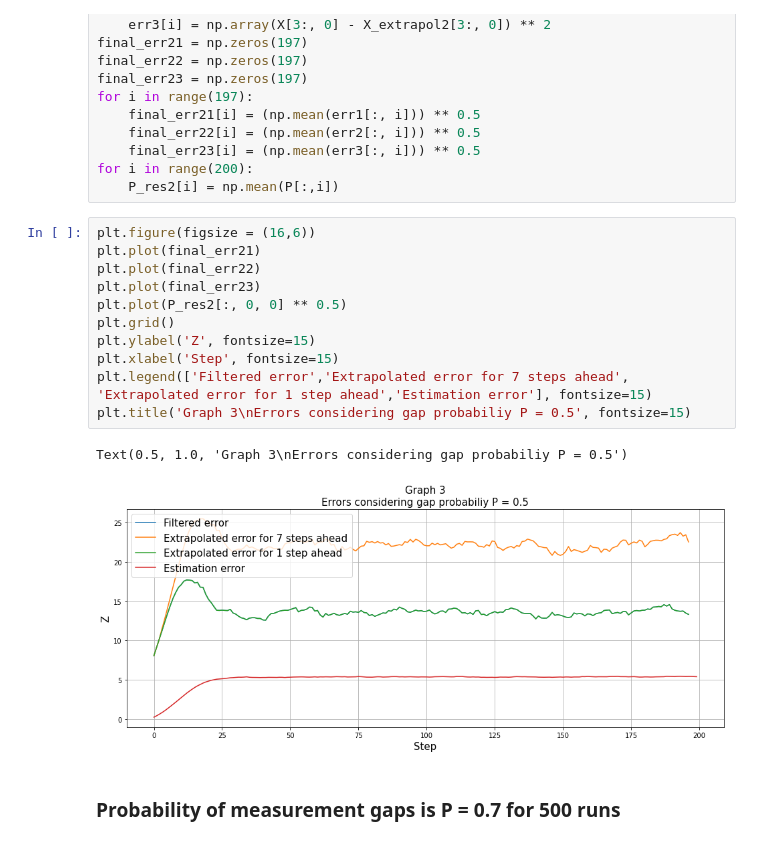
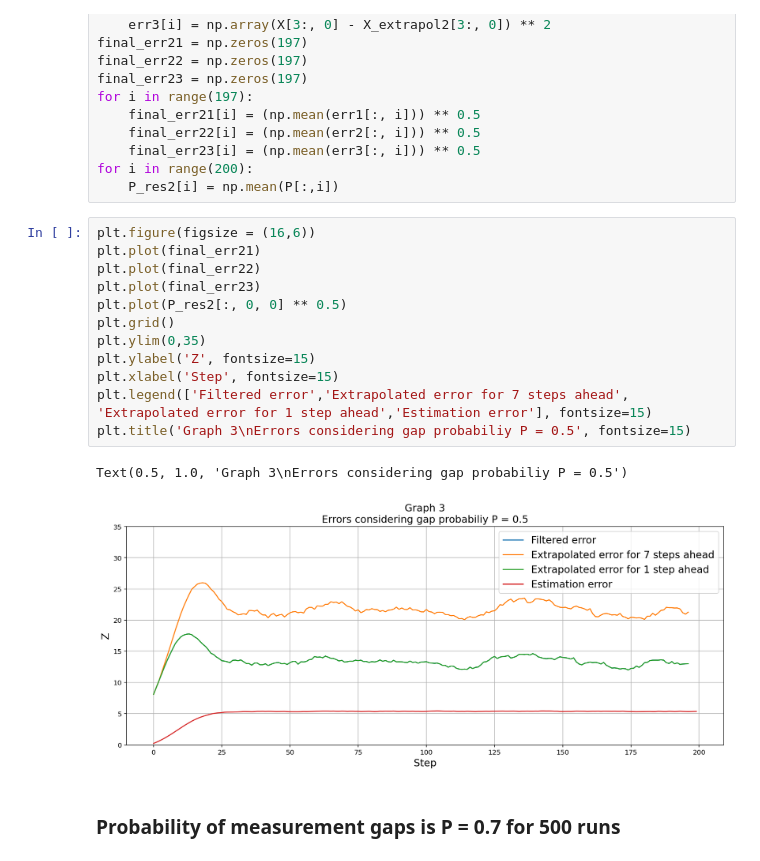
Before and after one commit to aliudvidere/EDP, a Jupyter notebook: EDP/EDP #7 Team 6.ipynb, the cells around one changed output. Drawn from its saved outputs; the diff is of its cells as text.

```diff
--- a/EDP/EDP #7 Team 6.ipynb
+++ b/EDP/EDP #7 Team 6.ipynb
@@ -234,17 +236,18 @@ for i in range(200):
 # %%
 plt.figure(figsize = (16,6))
 plt.plot(final_err21)
 plt.plot(final_err22)
 plt.plot(final_err23)
 plt.plot(P_res2[:, 0, 0] ** 0.5)
 plt.grid()
+plt.ylim(0,35)
 plt.ylabel('Z', fontsize=15)
 plt.xlabel('Step', fontsize=15)
 plt.legend(['Filtered error','Extrapolated error for 7 steps ahead', 'Extrapolated error for 1 step ahead','Estimation error'], fontsize=15)
 plt.title('Graph 3\nErrors considering gap probabiliy P = 0.5', fontsize=15)
 # %% [output]
 Text(0.5, 1.0, 'Graph 3\nErrors considering gap probabiliy P = 0.5')
-[figure, old version]
+[figure, new version]
 # %% [markdown]
 ### Probability of measurement gaps is P = 0.7 for 500 runs
 # %%
```
Also changed, not shown: parts of 10 cells of this notebook, 3 other files.
